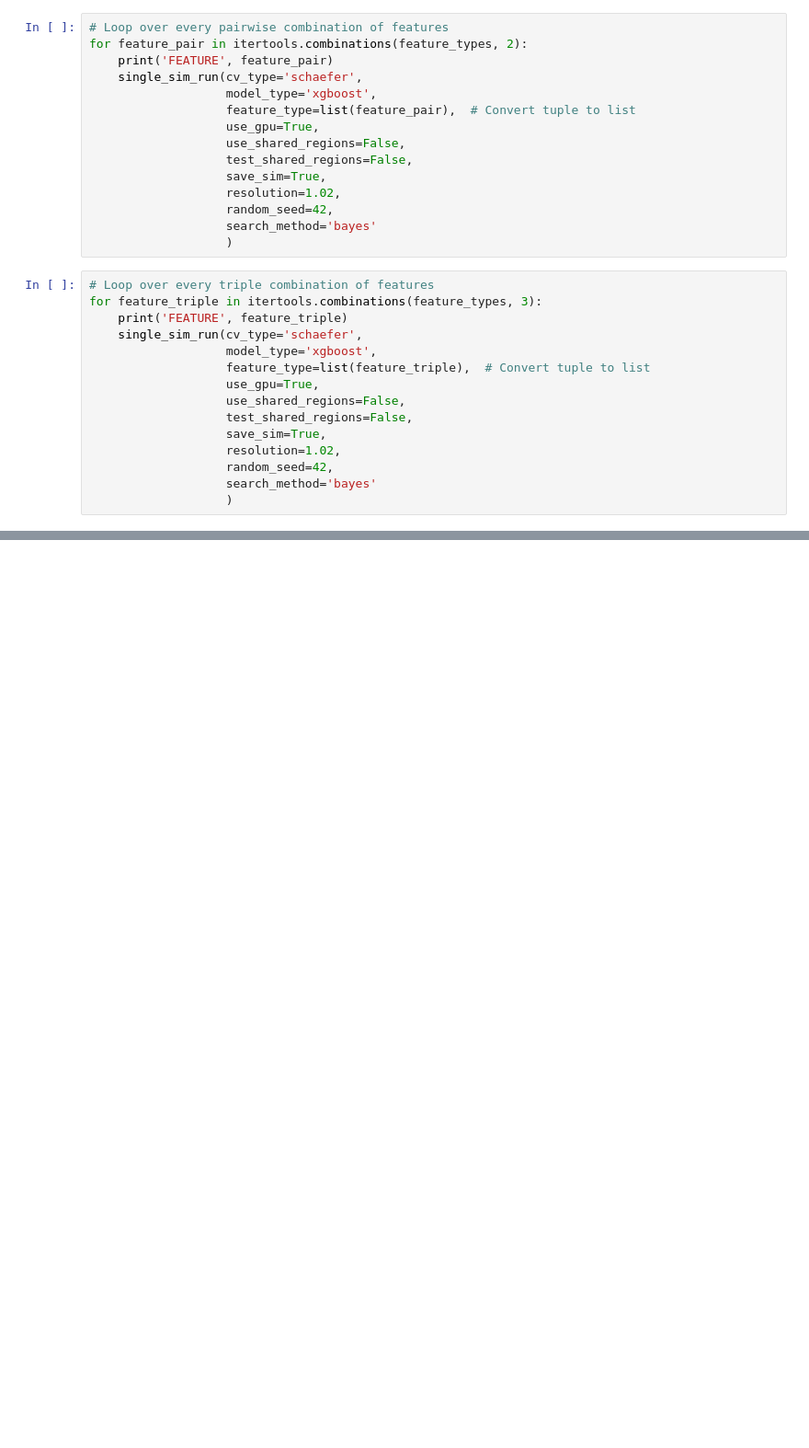
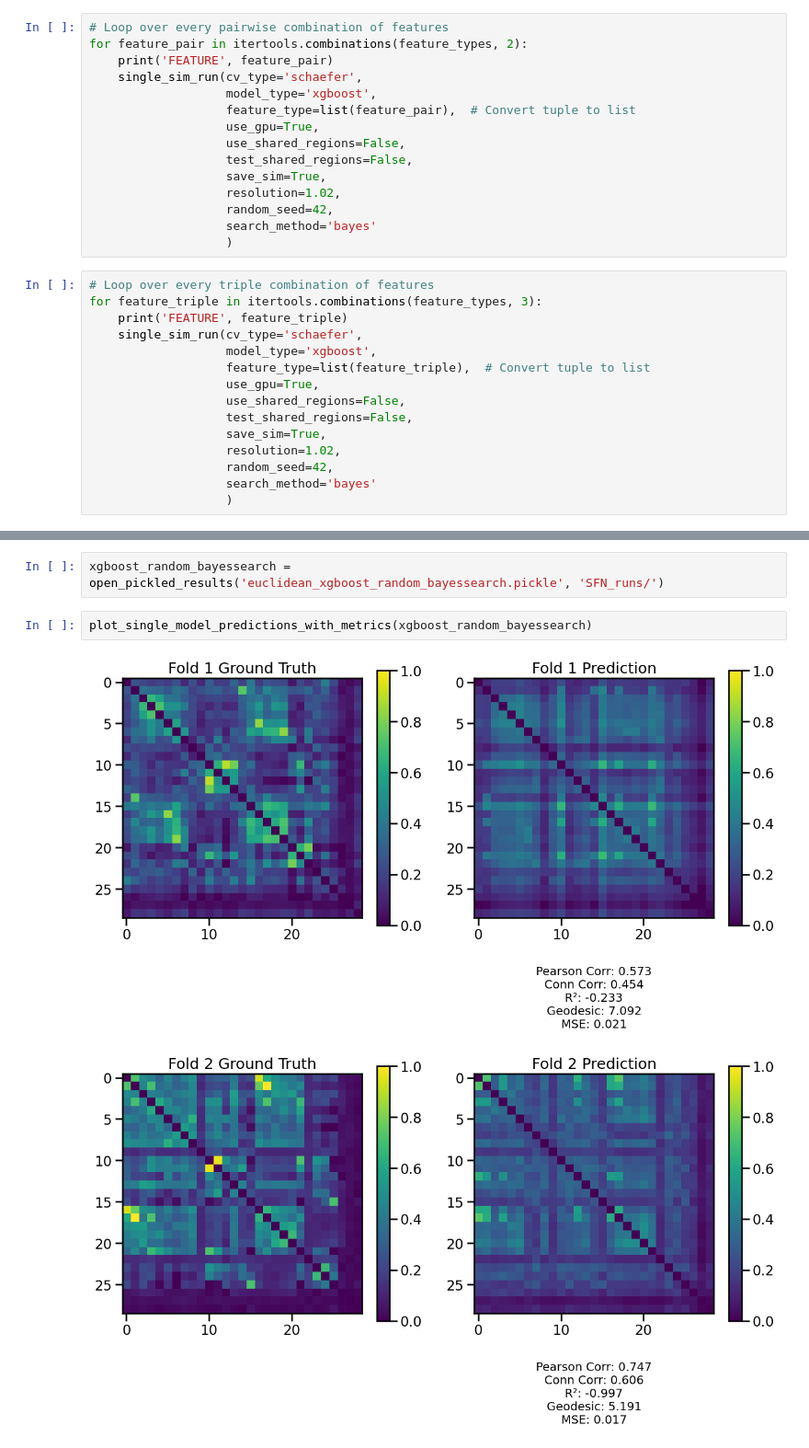
Before and after one commit to neuroinfolab/GeneEx2Conn, a Jupyter notebook: SFN24_experiments.ipynb, the cells around one changed output, grey strips where cells are left out. Shown at 92% size. Drawn from its saved outputs; the diff is of its cells as text; blank space fills up the shorter version.

```diff
--- a/SFN24_experiments.ipynb
+++ b/SFN24_experiments.ipynb
@@ -325,0 +418,7 @@ for feature_triple in itertools.combinations(feature_types, 3):
+# %%
+xgboost_random_bayessearch = open_pickled_results('euclidean_xgboost_random_bayessearch.pickle', 'SFN_runs/')
+# %%
+plot_single_model_predictions_with_metrics(xgboost_random_bayessearch)
+# %% [output]
+[figure, added]
+[figure, added]
```
Also changed, not shown: parts of 34 cells of this notebook, 14 other files.
